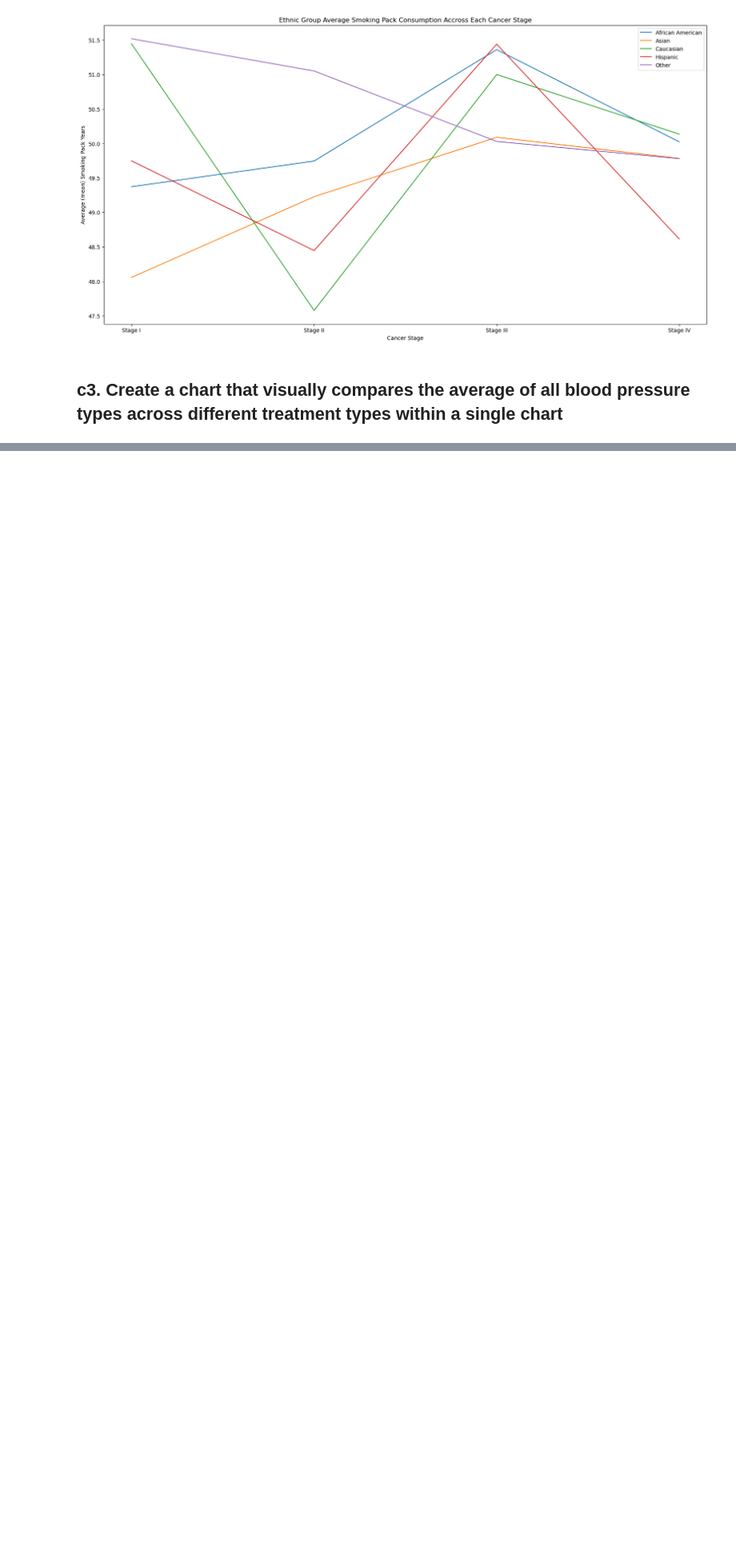
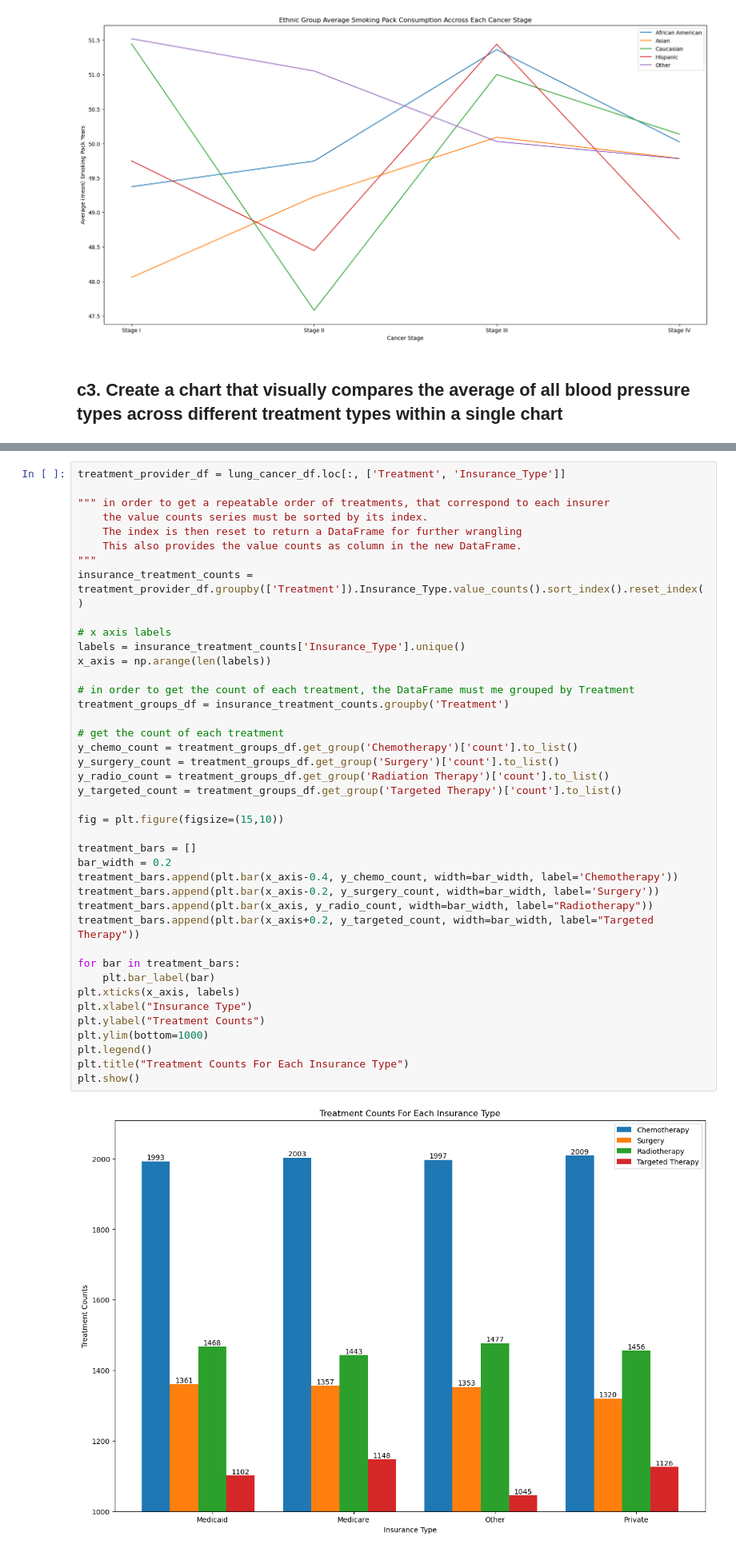
Before and after one commit to RalleyD/COM731-Assessment, a Jupyter notebook: analyse_cancer_data.ipynb, the cells around one changed output, grey strips where cells are left out. Shown at 80% size. Cells and saved outputs as stored; diff of their text form; blank space fills up the shorter version.

```diff
--- a/analyse_cancer_data.ipynb
+++ b/analyse_cancer_data.ipynb
@@ -500,0 +515,43 @@ dtype: float64
+# %%
+treatment_provider_df = lung_cancer_df.loc[:, ['Treatment', 'Insurance_Type']]
+
+""" in order to get a repeatable order of treatments, that correspond to each insurer
+    the value counts series must be sorted by its index.
+    The index is then reset to return a DataFrame for further wrangling
+    This also provides the value counts as column in the new DataFrame.
+"""
+insurance_treatment_counts = treatment_provider_df.groupby(['Treatment']).Insurance_Type.value_counts().sort_index().reset_index()
+
+# x axis labels
+labels = insurance_treatment_counts['Insurance_Type'].unique()
+x_axis = np.arange(len(labels))
+
+# in order to get the count of each treatment, the DataFrame must me grouped by Treatment
+treatment_groups_df = insurance_treatment_counts.groupby('Treatment')
+
+# get the count of each treatment
+y_chemo_count = treatment_groups_df.get_group('Chemotherapy')['count'].to_list()
+y_surgery_count = treatment_groups_df.get_group('Surgery')['count'].to_list()
+y_radio_count = treatment_groups_df.get_group('Radiation Therapy')['count'].to_list()
+y_targeted_count = treatment_groups_df.get_group('Targeted Therapy')['count'].to_list()
+
+fig = plt.figure(figsize=(15,10))
+
+treatment_bars = []
+bar_width = 0.2
+treatment_bars.append(plt.bar(x_axis-0.4, y_chemo_count, width=bar_width, label='Chemotherapy'))
+treatment_bars.append(plt.bar(x_axis-0.2, y_surgery_count, width=bar_width, label='Surgery'))
+treatment_bars.append(plt.bar(x_axis, y_radio_count, width=bar_width, label="Radiotherapy"))
+treatment_bars.append(plt.bar(x_axis+0.2, y_targeted_count, width=bar_width, label="Targeted Therapy"))
+
+for bar in treatment_bars:
+    plt.bar_label(bar)
+plt.xticks(x_axis, labels)
+plt.xlabel("Insurance Type")
+plt.ylabel("Treatment Counts")
+plt.ylim(bottom=1000)
+plt.legend()
+plt.title("Treatment Counts For Each Insurance Type")
+plt.show()
+# %% [output]
+[figure, added]
```
Also changed, not shown: parts of 2 cells of this notebook.
